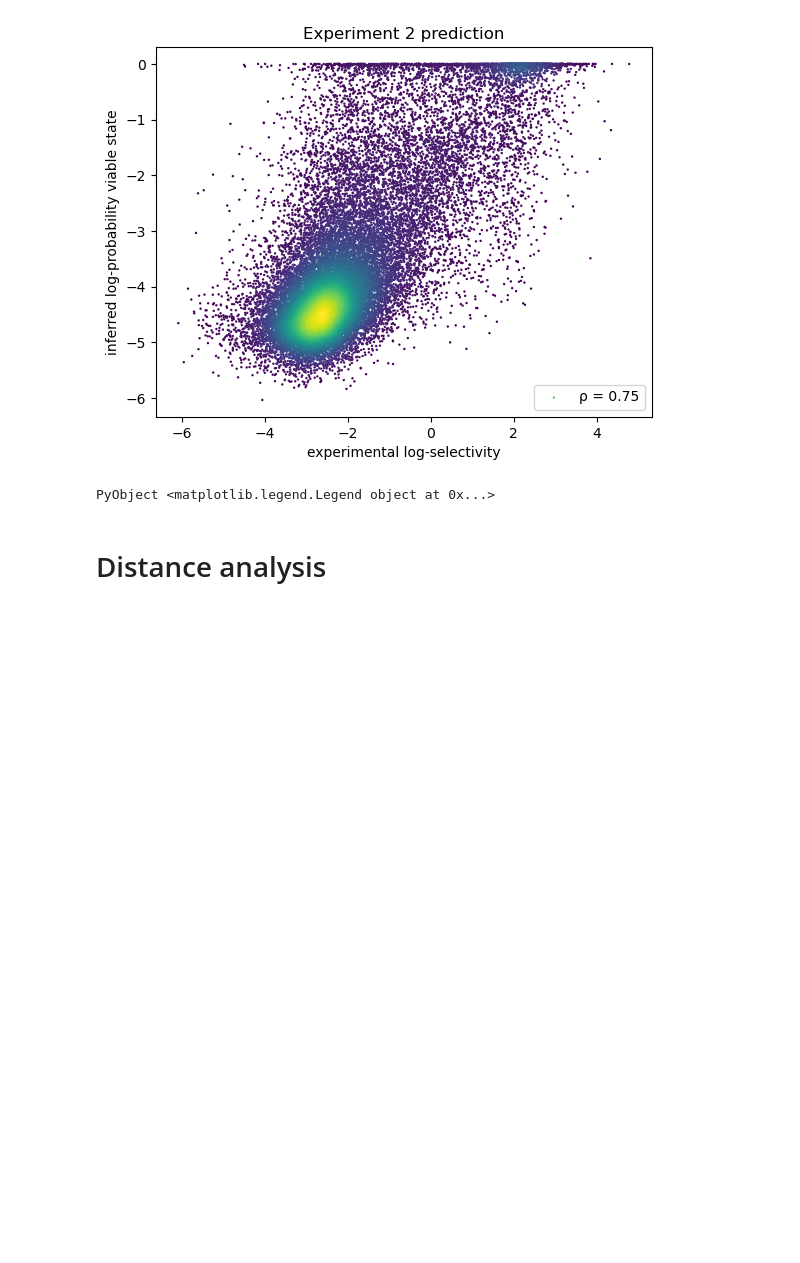
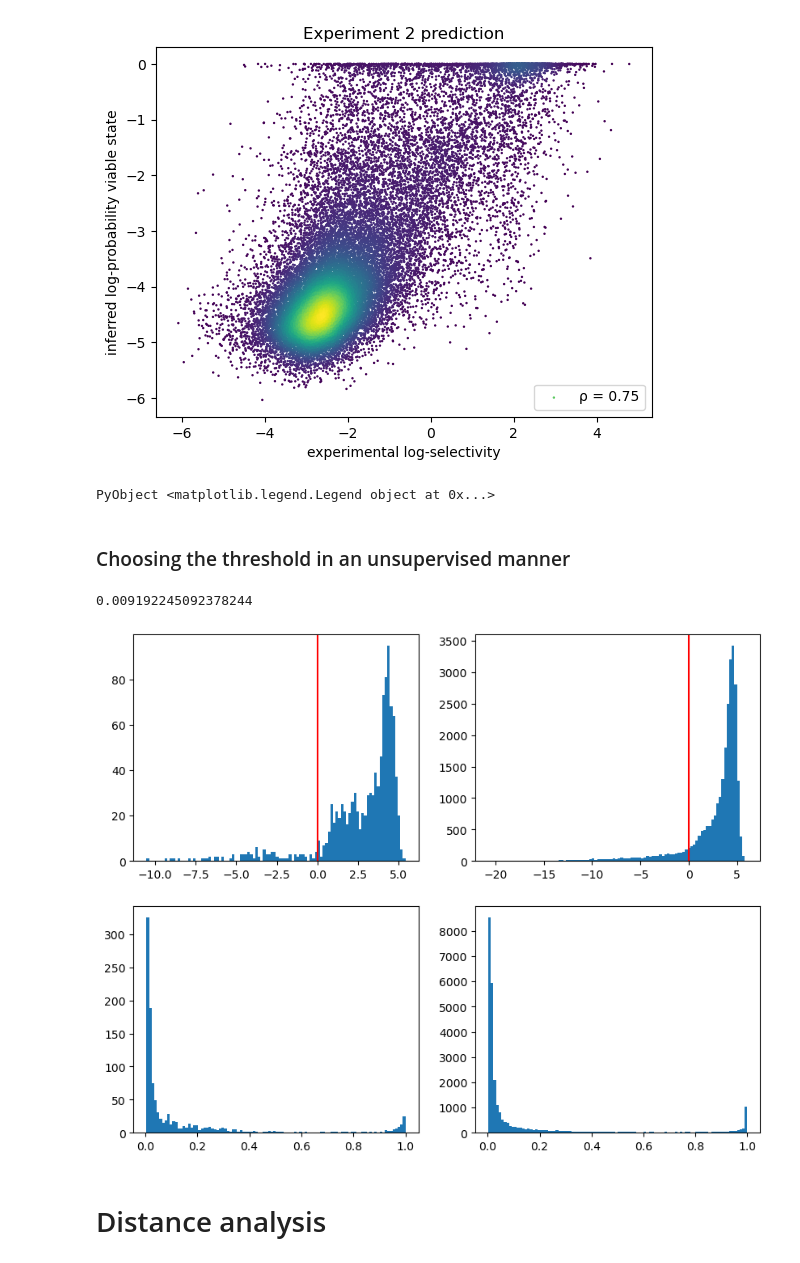
Before and after one commit to matteodeleonardis/unsupervised_aav2, a Jupyter notebook: analysis/experiment1.ipynb, the cells around one changed output. Saved outputs shown, nothing was run; the diff lists cells and outputs as text; code cells hidden in the pictures; blank space fills up the shorter version.

Commit message:
some plots for unsupervised threshold

```diff
--- a/analysis/experiment1.ipynb
+++ b/analysis/experiment1.ipynb
@@ -215,6 +220,25 @@ legend(["ρ = $(round(cor_sp(θexperiment2, ls_experiment2_filtered), digits=2))
 # %% [output]
 [figure]
 PyObject <matplotlib.legend.Legend object at 0x...>
+# %% [markdown]
+### Choosing the threshold in an unsupervised manner
+# %%
+energies_exp1 = energies(data_experiment1.sequences, model_pt.states[2])
+energies_exp2 = energies(data_experiment2.sequences[:,:,data_experiment2.counts[:,1].> 100], model_pt.states[2]);
+# %%
+μeff = model_pt.μ[2,1] - model_pt.μ[1,1]
+# %% [output]
+0.009192245092378244
+# %%
+fig, ax = subplots(2,2, figsize=(10,8))
+ax[1,1].axvline(μeff, color="red")
+ax[1,1].hist(energies_exp1, bins=100)
+ax[1,2].axvline(μeff, color="red")
+ax[1,2].hist(energies_exp2, bins=100)
+ax[2,1].hist(exp.(ls_experiment1), bins=100)
+ax[2,2].hist(exp.(ls_experiment2_filtered), bins=100);
+# %% [output]
+[figure, added]
 # %% [markdown]
 # Distance analysis
 # %%
```
Also changed, not shown: parts of 6 cells of this notebook, 2 other files.
